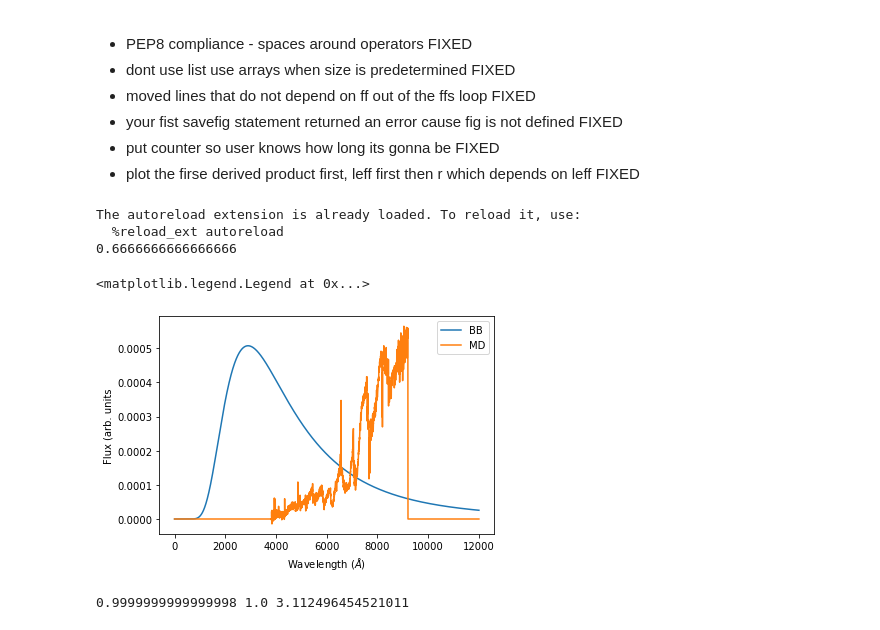
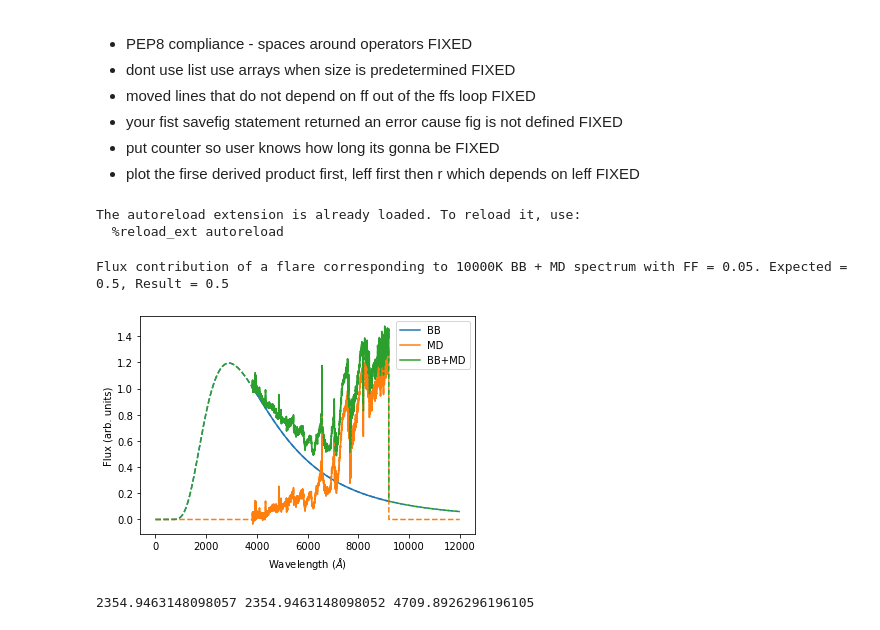
Before and after one commit to RileyWClarke/RAFTS, a Jupyter notebook: testing_nb_RWC.ipynb, the cells around one changed output. Cells and saved outputs as stored; diff of their text form; code cells hidden in the pictures.

Commit message:
calibration diagnostic + early grid plots

```diff
--- a/testing_nb_RWC.ipynb
+++ b/testing_nb_RWC.ipynb
@@ -9,52 +9,65 @@
 # %%
 %matplotlib inline
 %load_ext autoreload
 %autoreload 2
 
 import numpy as np
 from utils import *
 from config import *
+import globals
 from importlib import reload
 import matplotlib.pyplot as plt
 from mdwarf_interp import mdwarf_interp
 
+import warnings
+
+def fxn():
+    warnings.warn("runtime", RuntimeWarning)
+
+with warnings.catch_warnings():
+    warnings.simplefilter("ignore")
+    fxn()
+
+globals.initialize()
+
 TEMP = 10000
-airmass = airmass
-WAVELENGTH = BBWAVE
-
-bb10k = make_bb(WAVELENGTH, 10000)
 
 mdinterp = mdwarf_interp('m5.active.ha.na.k.fits', plotit=False)
 md = mdinterp(WAVELENGTH)
-md_norm = sed_integ(WAVELENGTH, md)
-bb_norm = sed_integ(WAVELENGTH[WMIN:WMAX], bb10k[WMIN:WMAX])
 
-md = md / md_norm
-bb = make_bb(WAVELENGTH, TEMP) / bb_norm
+bb = make_bb(WAVELENGTH, TEMP) * globals.BBnorm
 md_bb = md + bb
 
-def bb_fraction(md, T, ff=0.05):
-    bb = make_bb(WAVELENGTH, T) / bb_norm
-    ff = ff / 0.05
+def bb_fraction(md, T=10000, ff=globals.FF):
+    bb = make_bb(WAVELENGTH, T) * globals.BBnorm
+    ff = ff / globals.FF #makes ff = 1.0 by default
     md_bb = md + bb * ff
     return sed_integ(WAVELENGTH[WMIN:WMAX], bb[WMIN:WMAX]*ff) / sed_integ(WAVELENGTH[WMIN:WMAX],md_bb[WMIN:WMAX])
 
-print(bb_fraction(md,TEMP, ff=0.1))
+#TEST:
+result = bb_fraction(md)
+print('Flux contribution of a flare corresponding to 10000K BB + MD spectrum with FF = 0.05. Expected = 0.5, Result = {}'.format(result))
 
-plt.plot(WAVELENGTH, bb, label='BB')
-plt.plot(WAVELENGTH, md, label='MD')
+assert result == 0.5, "WARNING: FAILED NORMALIZATION TEST"
+
+plt.plot(WAVELENGTH[WMIN:WMAX], bb[WMIN:WMAX], c='C0', label='BB')
+plt.plot(WAVELENGTH[WMIN:WMAX], md[WMIN:WMAX], c='C1', label='MD')
+plt.plot(WAVELENGTH[WMIN:WMAX], bb[WMIN:WMAX]+md[WMIN:WMAX], c='C2', label='BB+MD')
+plt.legend();
+plt.plot(WAVELENGTH, bb, c='C0', ls='--', label='BB')
+plt.plot(WAVELENGTH, md, c='C1', ls='--', label='MD')
+plt.plot(WAVELENGTH, bb+md, c='C2', ls='--', label='BB+MD')
 plt.xlabel(r'Wavelength ($\AA$)')
-plt.ylabel('Flux (arb. units')
-plt.legend()
+plt.ylabel('Flux (arb. units)')
+plt.savefig('Figures/bb_calib.png', dpi=300, bbox_inches='tight');
 # %% [output]
 The autoreload extension is already loaded. To reload it, use:
   %reload_ext autoreload
-0.6666666666666666
-<matplotlib.legend.Legend at 0x...>
+Flux contribution of a flare corresponding to 10000K BB + MD spectrum with FF = 0.05. Expected = 0.5, Result = 0.5
-[figure, old version]
+[figure, new version]
 # %%
 #what is the fract of total MD flux + BB ff 5% if BB T = 5000, what is total flux contributed by BB?
 
-print(sed_integ(WAVELENGTH, md), sed_integ(WAVELENGTH[WMIN:WMAX], bb[WMIN:WMAX]),sed_integ(WAVELENGTH, md_bb))
+print(sed_integ(WAVELENGTH, md), sed_integ(WAVELENGTH[WMIN:WMAX], bb[WMIN:WMAX]),sed_integ(WAVELENGTH[WMIN:WMAX], md_bb[WMIN:WMAX]))
 # %% [output]
-0.9999999999999998 1.0 3.112496454521011
+2354.9463148098057 2354.9463148098052 4709.8926296196105
```
Also changed, not shown: parts of 14 cells of this notebook, 4 other files.
